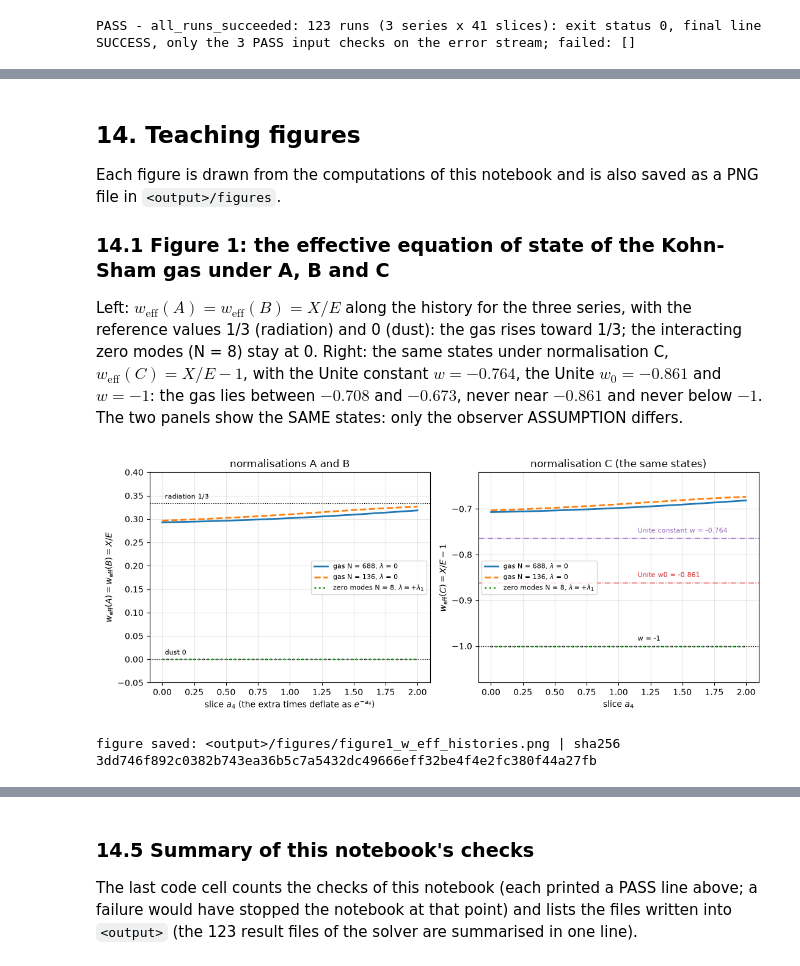
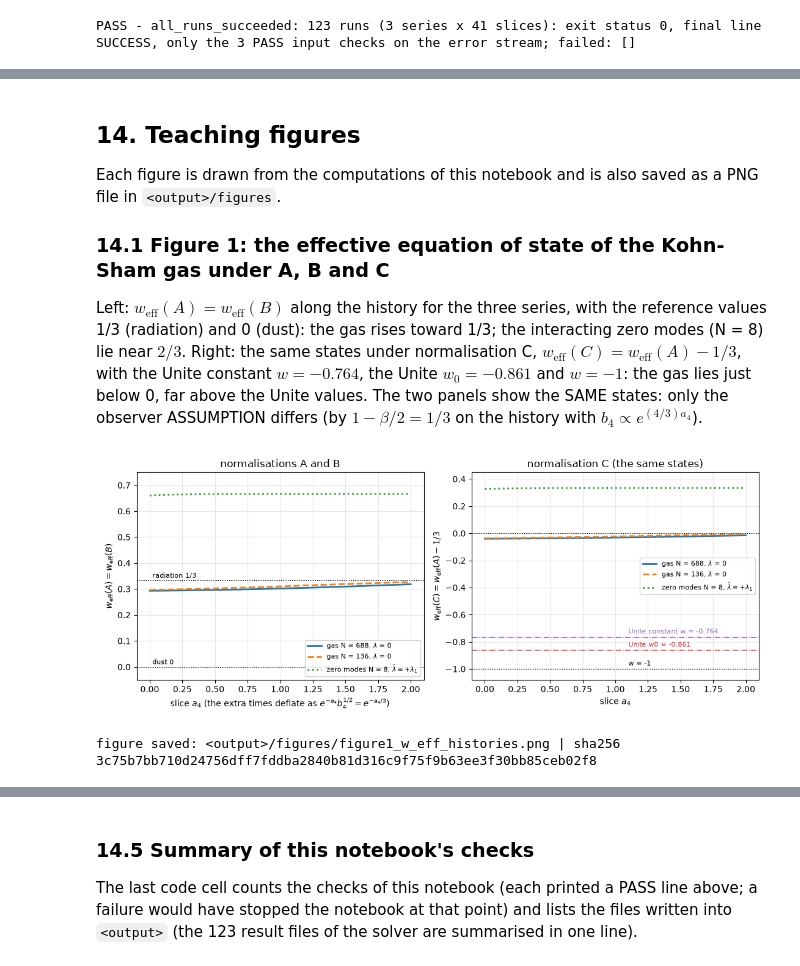
Before and after one commit to once-ere/Dirac_claude, a Jupyter notebook: Revision/notebooks/dark_sector_hypotheses.ipynb, the cells around one changed output, grey strips where cells are left out. Drawn from its saved outputs; the diff is of its cells as text; code cells hidden in the pictures.

```diff
--- a/Revision/notebooks/dark_sector_hypotheses.ipynb
+++ b/Revision/notebooks/dark_sector_hypotheses.ipynb
@@ -628,7 +701,8 @@ for n, tag, lam, a4 in TASKS:
     d = RESULTS[rid]
     emt = d["emtIntegrals_2Vol7_int_e6Hy"]
     sig, nocc = occupied_signature(d["levels_n2_j_parity_label_eps_deg_f"])
-    row = {"id": rid, "N": n, "lambda_tag": tag, "lambda": lam, "a4": a4, "E_KS": d["E_KS"],
+    row = {"id": rid, "N": n, "lambda_tag": tag, "lambda": lam, "a4": a4,
+           "b4_over_b4_0": math.exp(BETA * a4), "lambda_eff": lambda_eff(lam, a4), "E_KS": d["E_KS"],
            "int_rho": emt["rho"], "int_p3": emt["p3"], "int_p_t": emt["p_t"], "int_p0": emt["p0"],
            "int_n": emt["n"], "iterations": d["iterations"], "residual": d["residual"],
            "fermi_level": d["mu_or_fermi_level"], "ycons_integrated_rel": d["yConservationIntegratedRel"],
@@ -642,7 +716,8 @@ for n, tag, lam, a4 in TASKS:
 write_lf(OUT / "ks-history-dense-subset.csv", "\n".join(new_lines) + "\n")
 check("dense_rows_bit_identical", identical == 123,
       f"{identical} of 123 rows rebuilt from the new solver results equal the rows of "
-      "Revision/dark_sector/dirac16complex/outputs/ks-history-dense.csv character for character")
+      "Revision/dark_sector/dirac16complex/outputs/ks-history-dense.csv character for character "
+      "(including b4/b4(0) = e^((4/3) a4) and lambda_eff = lambda_hat e^(-2 a4))")
 for n, tag, lam in SERIES:
     sigs = {ROWS[rid_of(n, tag, a4)]["occupied_signature"] for a4 in SLICES}
     nocc = {ROWS[rid_of(n, tag, a4)]["occupied_labels"] for a4 in SLICES}
@@ -674,8 +751,10 @@ and $P_3 = P_t$.
 # %%
-rows = ["| series | $a_4$ | $E$ | $P_3$ | $P_t$ | $P_0$ |", "|---|---|---|---|---|---|"]
+rows = ["| series | $a_4$ | $b_4/b_4(0)$ | $\\lambda_\\mathrm{eff}$ | $E$ | $P_3$ | $P_t$ | $P_0$ |",
+        "|---|---|---|---|---|---|---|---|"]
 for n, tag, lam in SERIES:
     for a4 in (0.0, 0.5, 1.0, 1.5, 2.0):
         r = ROWS[rid_of(n, tag, a4)]
-        rows.append(f"| N{n}_{tag} | {a4:.2f} | {r['int_rho']:.9e} | {r['int_p3']:.9e} | {r['int_p_t']:.9e} | {r['int_p0']:.9e} |")
+        rows.append(f"| N{n}_{tag} | {a4:.2f} | {r['b4_over_b4_0']:.6f} | {r['lambda_eff']:.6e} | {r['int_rho']:.9e} | "
+                    f"{r['int_p3']:.9e} | {r['int_p_t']:.9e} | {r['int_p0']:.9e} |")
 display(Markdown("\n".join(rows)))
 # %% [output]
@@ -918,7 +1026,7 @@ for sid, e in EOS.items():
         w0r, war, wcr = cpl_fit(lambda aa, t=t: interp(a4, w3, t + np.log(aa)), a1)
         fits.append({"a4_today": t, "a_range": [r12(a1), 1.0],
                      "w_eff_A_B": {"w0": r12(w0A), "wa": r12(waA), "w_const": r12(wcA)},
-                     "w_eff_C": {"w0": r12(w0A - 1), "wa": r12(waA), "w_const": r12(wcA - 1)},
+                     "w_eff_C": {"w0": r12(w0A - 1 + 0.5 * BETA), "wa": r12(waA), "w_const": r12(wcA - 1 + 0.5 * BETA)},
                      "ratio_w3": {"w0": r12(w0r), "wa": r12(war), "w_const": r12(wcr)}})
     E, dE = e["E"], e["dE"]
     mine = {"series": sid, "N": int(sid[1:].split("_")[0]), "lambda": e["lambda"],
@@ -1405,18 +1532,22 @@ dirac16complex00 `python-derive-eos.json` (implementation A) and `python-indepen
 def counts(path):
     rep = load_json(path)
     listed = sum(c["verdict"] == "PASS" for c in rep["checks"])
-    s = rep["summary"]
+    s = rep.get("summary")
     if isinstance(s, str):                               # dirac16complex00: "49/49 checks pass"
         passed, total = (int(v) for v in s.split()[0].split("/"))
         failed = total - passed
+    elif s is None:                                      # the Wolfram report: checkCount, failedCount
+        total, failed = rep["checkCount"], rep["failedCount"]
+        passed = total - failed
     else:
         total, passed, failed = s["total"], s["pass"], s["fail"]
     return total, passed, failed, listed, len(rep["checks"])
 
 
-EXPECTED = {DS / "reports" / "derivation-checks.json": 30, DS / "reports" / "ks-history-run.json": 5,
-            DS / "reports" / "eos-checks.json": 13, DS / "reports" / "independent-checks.json": 9,
-            D00 / "reports" / "python-derive-eos.json": 49, D00 / "reports" / "python-independent-numerics.json": 28}
+EXPECTED = {DS / "reports" / "derivation-checks.json": 39, DS / "reports" / "ks-history-run.json": 7,
+            DS / "reports" / "eos-checks.json": 15, DS / "reports" / "independent-checks.json": 10,
+            D00 / "reports" / "python-derive-eos.json": 49, D00 / "reports" / "python-independent-numerics.json": 32,
+            REPO / "Revision" / "dark_sector" / "reports" / "wolfram-dark-sector-b4.json": 8}
 print("record file                                                                 checks  passed  failed")
 for path, n in EXPECTED.items():
     total, passed, failed, listed, length = counts(path)
@@ -1445,53 +1578,54 @@ Each figure is drawn from the computations of this notebook and is also saved as
 
 ### 14.1 Figure 1: the effective equation of state of the Kohn-Sham gas under A, B and C
 
-Left: $w_\mathrm{eff}(A) = w_\mathrm{eff}(B) = X/E$ along the history for the three series, with the
-reference values 1/3 (radiation) and 0 (dust): the gas rises toward 1/3; the interacting zero modes
-(N = 8) stay at 0. Right: the same states under normalisation C, $w_\mathrm{eff}(C) = X/E - 1$, with the
-Unite constant $w = -0.764$, the Unite $w_0 = -0.861$ and $w = -1$: the gas lies between $-0.708$ and
-$-0.673$, never near $-0.861$ and never below $-1$. The two panels show the SAME states: only the
-observer ASSUMPTION differs.
+Left: $w_\mathrm{eff}(A) = w_\mathrm{eff}(B)$ along the history for the three series, with the reference values
+1/3 (radiation) and 0 (dust): the gas rises toward 1/3; the interacting zero modes (N = 8) lie near $2/3$.
+Right: the same states under normalisation C, $w_\mathrm{eff}(C) = w_\mathrm{eff}(A) - 1/3$, with the Unite constant
+$w = -0.764$, the Unite $w_0 = -0.861$ and $w = -1$: the gas lies just below 0, far above the Unite values.
+The two panels show the SAME states: only the observer ASSUMPTION differs (by $1 - \beta/2 = 1/3$ on the history
+with $b_4 \propto e^{(4/3)a_4}$).
 # %%
 def save_and_show(fig, name):
     path = FIG_DIR / name
     fig.savefig(path, format="png", dpi=100, metadata={"Software": None})
     plt.close(fig)
     display(Image(data=path.read_bytes()))
     print("figure saved:", shown(path), "| sha256", sha256(path))
 
 
 STYLE = {"N688_lam0": ("C0", "-"), "N136_lam0": ("C1", "--"), "N8_lamp1": ("C2", ":")}
 LABEL = {"N688_lam0": r"gas N = 688, $\lambda$ = 0", "N136_lam0": r"gas N = 136, $\lambda$ = 0",
-         "N8_lamp1": r"zero modes N = 8, $\lambda = +\lambda_1$"}
+         "N8_lamp1": r"zero modes N = 8, $\hat\lambda = +\lambda_1$"}
 fig, (ax1, ax2) = plt.subplots(1, 2, figsize=(11, 4.4))
 for sid, e in EOS.items():
     colour, ls = STYLE[sid]
     ax1.plot(e["a4"], e["wA"], color=colour, ls=ls, lw=2, label=LABEL[sid])
     ax2.plot(e["a4"], e["wC"], color=colour, ls=ls, lw=2, label=LABEL[sid])
 ax1.axhline(1 / 3, color="k", lw=0.8, ls=":")
 ax1.text(0.02, 1 / 3 + 0.01, "radiation 1/3", fontsize=8)
 ax1.axhline(0, color="k", lw=0.8, ls=":")
 ax1.text(0.02, 0.01, "dust 0", fontsize=8)
-ax1.set_xlabel(r"slice $a_4$ (the extra times deflate as $e^{-a_4}$)")
-ax1.set_ylabel(r"$w_\mathrm{eff}(A) = w_\mathrm{eff}(B) = X/E$")
+ax1.set_xlabel(r"slice $a_4$ (the extra times deflate as $e^{-a_4} b_4^{1/2} = e^{-a_4/3}$)")
+ax1.set_ylabel(r"$w_\mathrm{eff}(A) = w_\mathrm{eff}(B)$")
 ax1.set_title("normalisations A and B")
-ax1.set_ylim(-0.05, 0.4)
-ax1.legend(fontsize=8, loc="center right")
+ax1.set_ylim(-0.05, 0.75)
+ax1.legend(fontsize=8, loc="lower right")
 ax1.grid(True, alpha=0.3)
 for val, txt, col in ((-1.0, "w = -1", "k"), (UNITE["w0"], "Unite w0 = -0.861", "C3"), (UNITE["w_const"], "Unite constant w = -0.764", "C4")):
     ax2.axhline(val, color=col, lw=1, ls="-." if col != "k" else ":")
-    ax2.text(1.15, val + 0.012, txt, fontsize=8, color=col)
+    ax2.text(1.1, val + 0.025, txt, fontsize=8, color=col)
+ax2.axhline(0, color="k", lw=0.8, ls=":")
 ax2.set_xlabel(r"slice $a_4$")
-ax2.set_ylabel(r"$w_\mathrm{eff}(C) = X/E - 1$")
+ax2.set_ylabel(r"$w_\mathrm{eff}(C) = w_\mathrm{eff}(A) - 1/3$")
 ax2.set_title("normalisation C (the same states)")
-ax2.set_ylim(-1.08, -0.62)
-ax2.legend(fontsize=8, loc="center left")
+ax2.set_ylim(-1.08, 0.45)
+ax2.legend(fontsize=8, loc="center right")
 ax2.grid(True, alpha=0.3)
 fig.tight_layout()
 save_and_show(fig, "figure1_w_eff_histories.png")
 # %% [output]
-[figure, old version]
+[figure, new version]
-figure saved: <output>/figures/figure1_w_eff_histories.png | sha256 3dd746f892c0382b743ea36b5c7a5432dc49666eff32be4f4e2fc380f44a27fb
+figure saved: <output>/figures/figure1_w_eff_histories.png | sha256 3c75b7bb710d24756dff7fddba2840b81d316c9f75f9b63ee3f30bb85ceb02f8
 # %% [markdown]
 ### 14.2 Figure 2: mixtures of the gas with a condensate, against the Unite line
 
```
Also changed, not shown: parts of 39 cells of this notebook, 2 other files.
